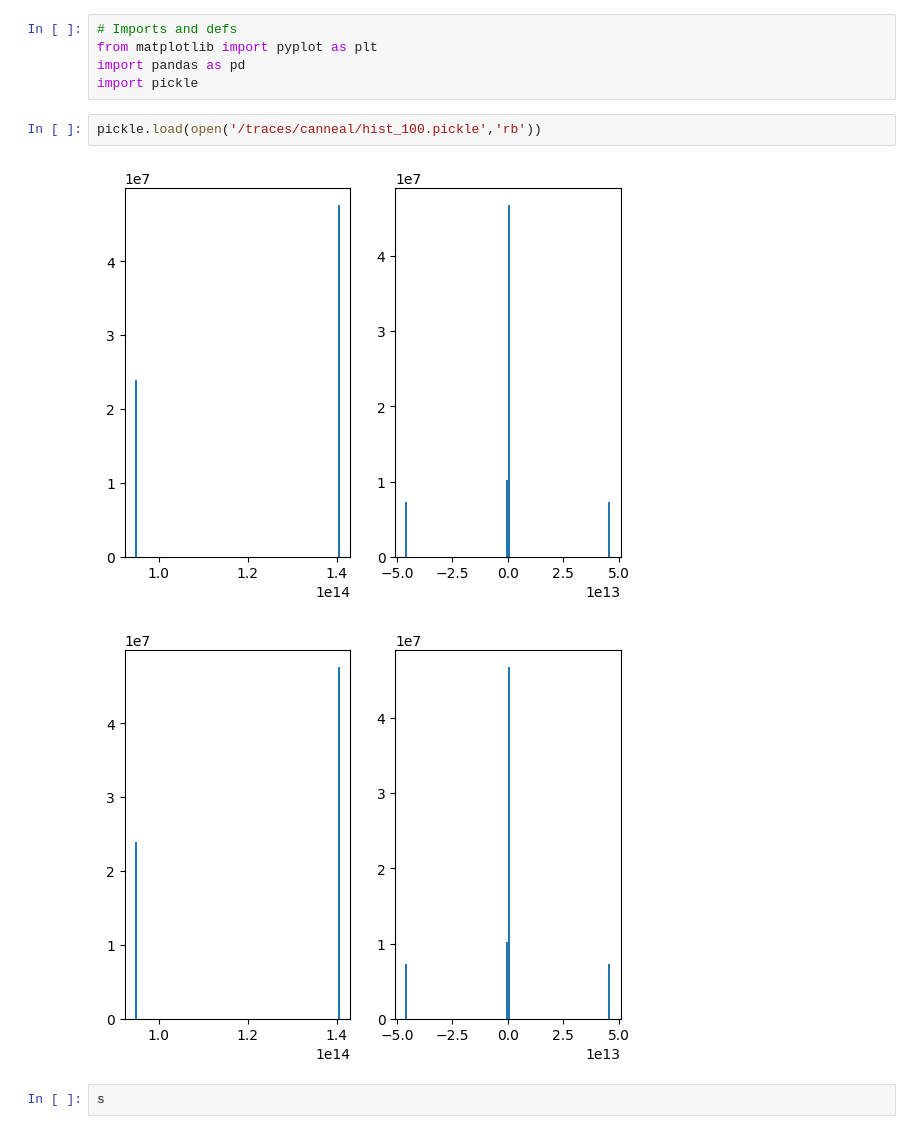
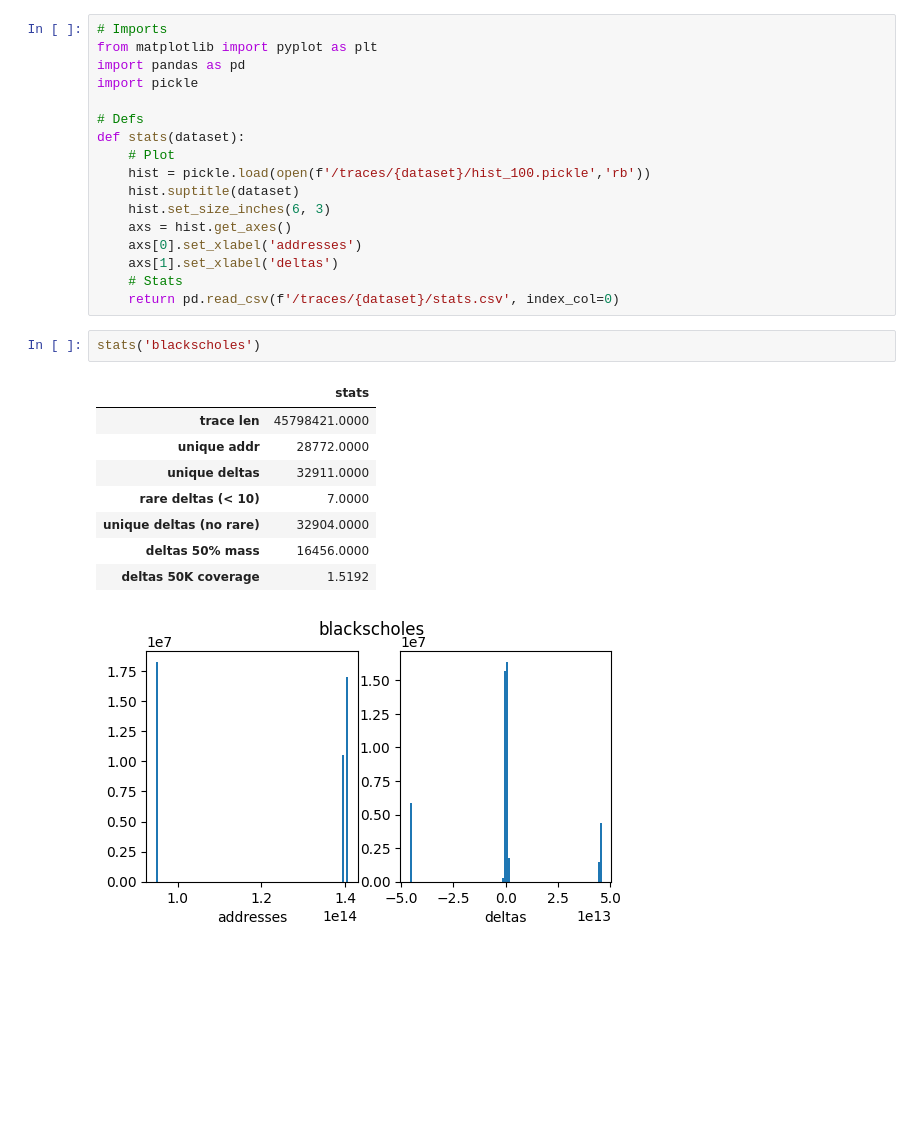
Before and after one commit to mcapuccini/dl-prefetch, a Jupyter notebook: notebooks/stats.ipynb, the cells around one changed output. Drawn from its saved outputs; the diff is of its cells as text; blank space fills up the shorter version.

Commit message:
add metric to stats

```diff
--- a/notebooks/stats.ipynb
+++ b/notebooks/stats.ipynb
@@ -1,12 +1,29 @@
-# %%
-# Imports and defs
-from matplotlib import pyplot as plt
-import pandas as pd
-import pickle
-# %%
-pickle.load(open('/traces/canneal/hist_100.pickle','rb'))
-# %% [output]
-[figure, removed]
-[figure, removed]
-# %%
-s
+# %%
+# Imports
+from matplotlib import pyplot as plt
+import pandas as pd
+import pickle
+
+# Defs
+def stats(dataset):
+    # Plot
+    hist = pickle.load(open(f'/traces/{dataset}/hist_100.pickle','rb'))
+    hist.suptitle(dataset)
+    hist.set_size_inches(6, 3)
+    axs = hist.get_axes()
+    axs[0].set_xlabel('addresses')
+    axs[1].set_xlabel('deltas')
+    # Stats
+    return pd.read_csv(f'/traces/{dataset}/stats.csv', index_col=0)
+# %%
+stats('blackscholes')
+# %% [output]
+|  | stats |
+| trace len | 45798421.0000 |
+| unique addr | 28772.0000 |
+| unique deltas | 32911.0000 |
+| rare deltas (< 10) | 7.0000 |
+| unique deltas (no rare) | 32904.0000 |
+| deltas 50% mass | 16456.0000 |
+| deltas 50K coverage | 1.5192 |
+[figure, added]
```
Also changed, not shown: parts of 12 cells of this notebook, 3 other files.
